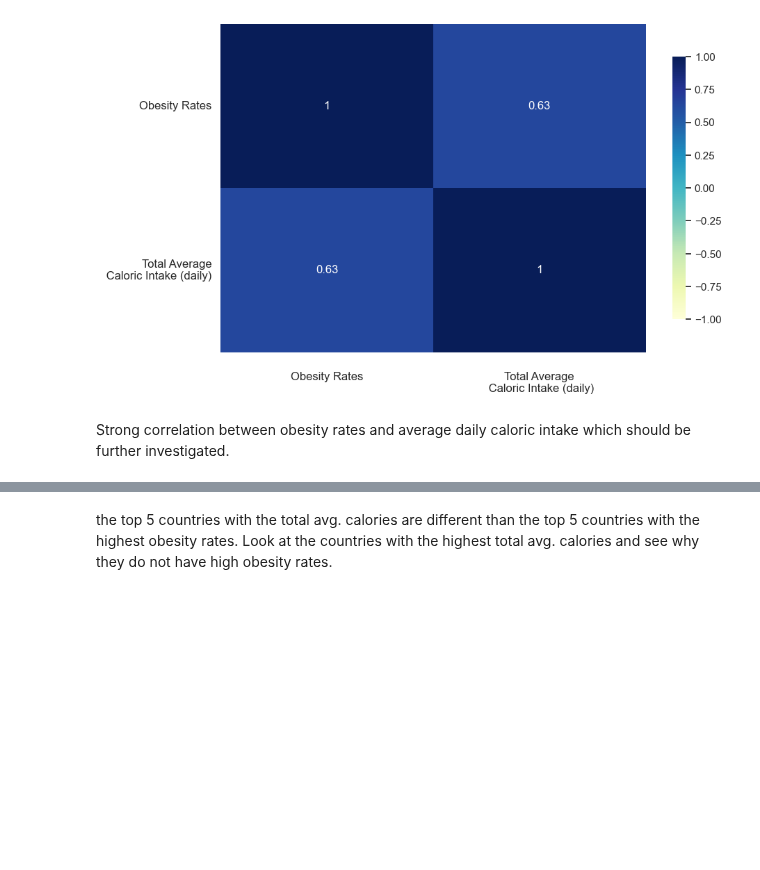
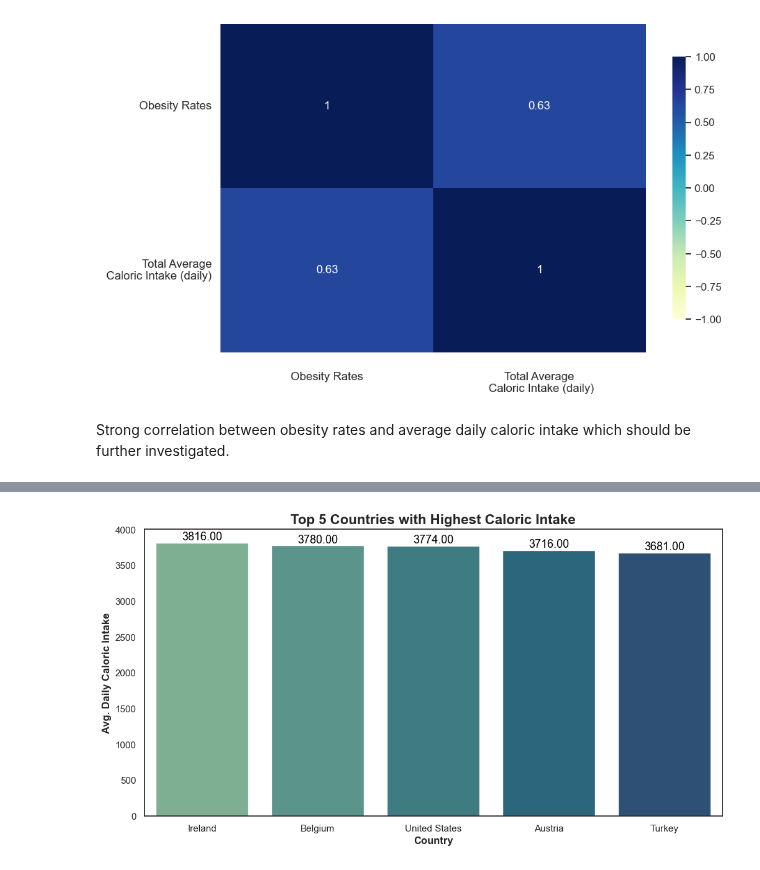
Before and after one commit to lizziefay/health_EDA, a Jupyter notebook: obesity_rates.ipynb, the cells around one changed output, grey strips where cells are left out. Saved outputs shown, nothing was run; the diff lists cells and outputs as text; code cells hidden in the pictures; blank space fills up the shorter version.

Commit message:
caloric intake viusalizations

```diff
--- a/obesity_rates.ipynb
+++ b/obesity_rates.ipynb
@@ -479,5 +479,37 @@ merge_calories.head()
 | 164 | United States | USA | 2016 | 31.0 | 168.0 | 611.0 | 912.0 | 469.0 | ... |
 | 8 | Austria | AUT | 2016 | 56.0 | 199.0 | 492.0 | 1012.0 | 394.0 | ... |
 | 158 | Turkey | TUR | 2016 | 29.0 | 23.0 | 314.0 | 745.0 | 179.0 | ... |
-# %% [markdown]
-the top 5 countries with the total avg. calories are different than the top 5 countries with the highest obesity rates. Look at the countries with the highest total avg. calories and see why they do not have high obesity rates.
+# %%
+# top 5 countries with highest caloric intake
+top_5_calories = merge_calories[['Country', 'total_avg_calories']].head().sort_values(by='total_avg_calories', ascending=False)
+# %%
+# Bar plot for top 5 countries with highest caloric intake
+
+plt.figure(figsize=(12,6))
+
+ax = sns.barplot(x='Country', y='total_avg_calories', palette="crest", data=top_5_calories)
+
+# Title
+plt.title('Top 5 Countries with Highest Caloric Intake', fontsize=16, fontweight='bold')
+
+# Axis labels
+plt.xlabel('Country', fontweight = 'bold')
+plt.ylabel('Avg. Daily Caloric Intake', fontweight = 'bold')
+
+# Add values on top of each bar:
+for bar in ax.patches:
+    yval = bar.get_height()
+    ax.text(
+        bar.get_x() + bar.get_width() / 2,
+        yval - 0,
+        f'{yval:.2f}',
+        ha='center',
+        va='bottom',
+        fontsize=13,
+        color="black"
+    )
+
+# Show the plot
+plt.show()
+# %% [output]
+[figure, added]
```
Also changed, not shown: parts of 6 cells of this notebook.
